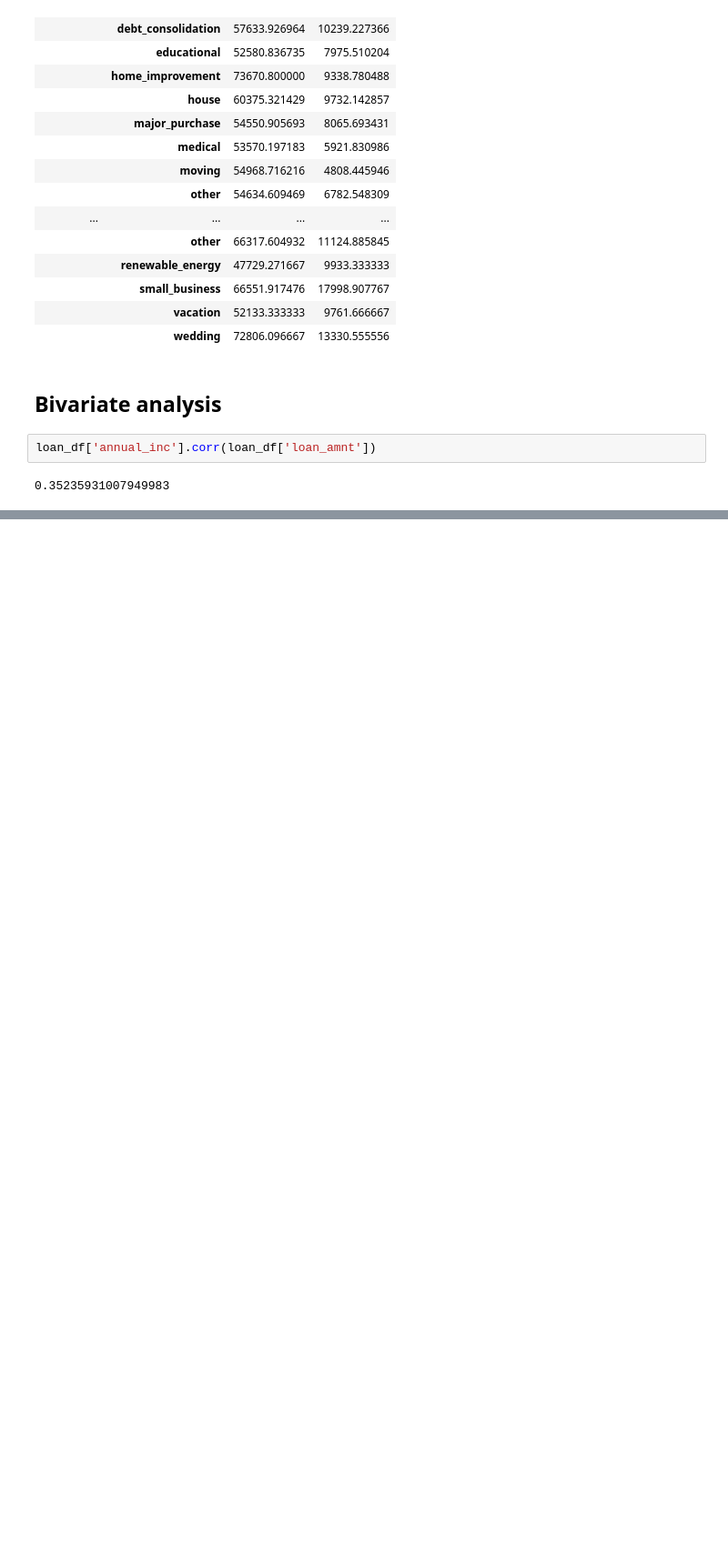
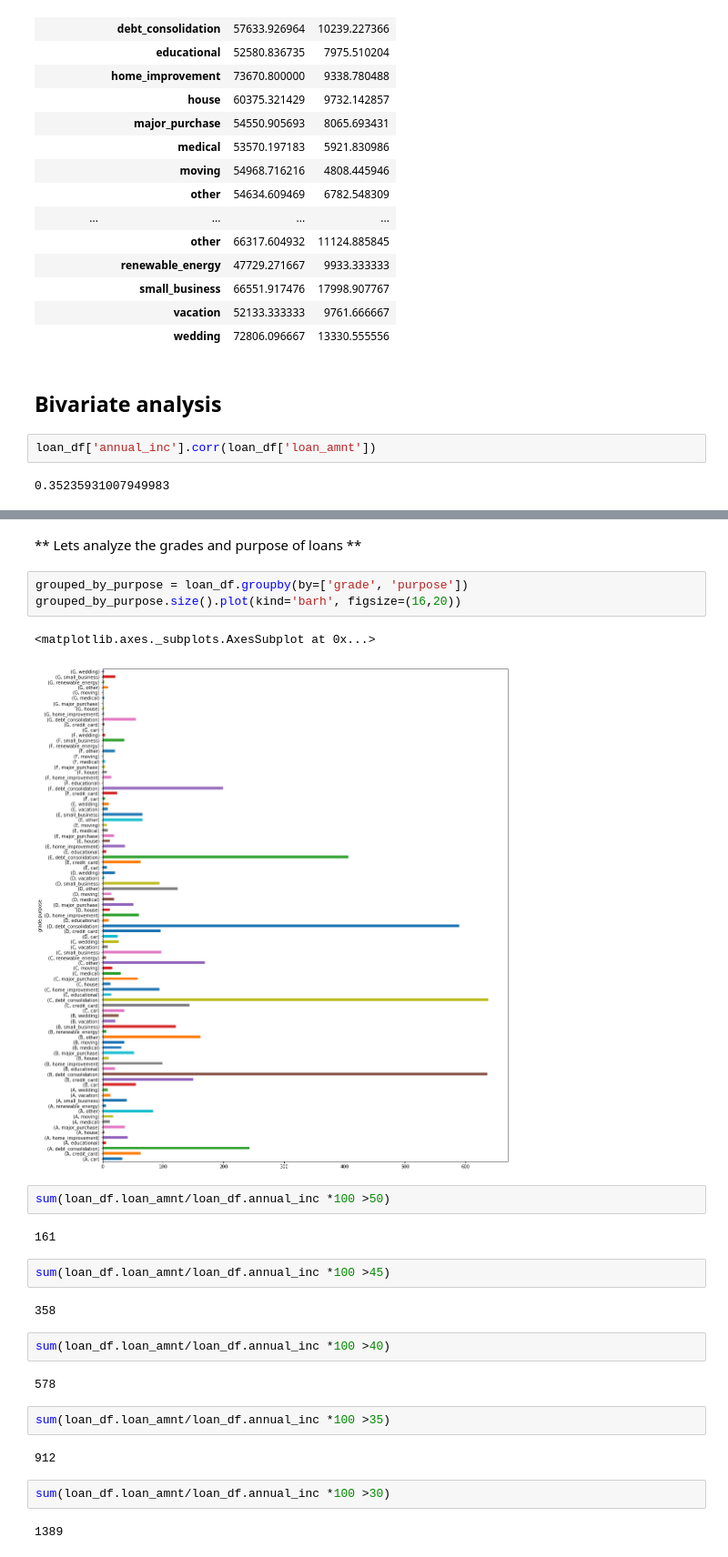
Before and after one commit to sheshanth123/Lending-Loan-Case-Study, a Jupyter notebook: Lending_club.ipynb, the cells around one changed output, grey strips where cells are left out. Shown: that part at 91% size. Drawn from its saved outputs; the diff is of its cells as text; blank space fills up the shorter version.

```diff
--- a/Lending_club.ipynb
+++ b/Lending_club.ipynb
@@ -489,0 +504,28 @@ Name: sub_grade, Length: 5627, dtype: object
+# %% [markdown]
+** Lets analyze the grades and purpose of loans **
+# %%
+grouped_by_purpose = loan_df.groupby(by=['grade', 'purpose'])
+grouped_by_purpose.size().plot(kind='barh', figsize=(16,20))
+# %% [output]
+<matplotlib.axes._subplots.AxesSubplot at 0x...>
+[figure, added]
+# %%
+sum(loan_df.loan_amnt/loan_df.annual_inc *100 >50)
+# %% [output]
+161
+# %%
+sum(loan_df.loan_amnt/loan_df.annual_inc *100 >45)
+# %% [output]
+358
+# %%
+sum(loan_df.loan_amnt/loan_df.annual_inc *100 >40)
+# %% [output]
+578
+# %%
+sum(loan_df.loan_amnt/loan_df.annual_inc *100 >35)
+# %% [output]
+912
+# %%
+sum(loan_df.loan_amnt/loan_df.annual_inc *100 >30)
+# %% [output]
+1389
```
Also changed, not shown: parts of 10 cells of this notebook.
